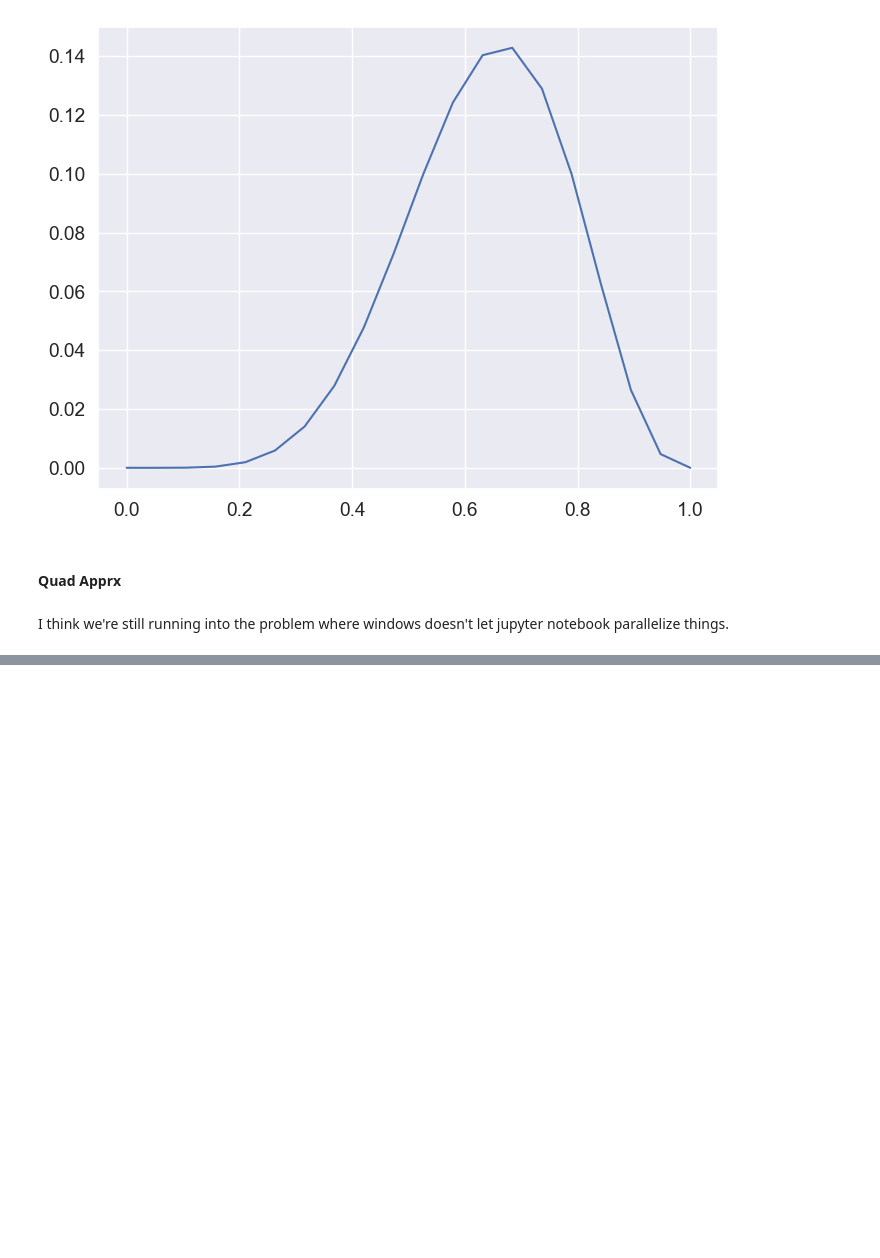
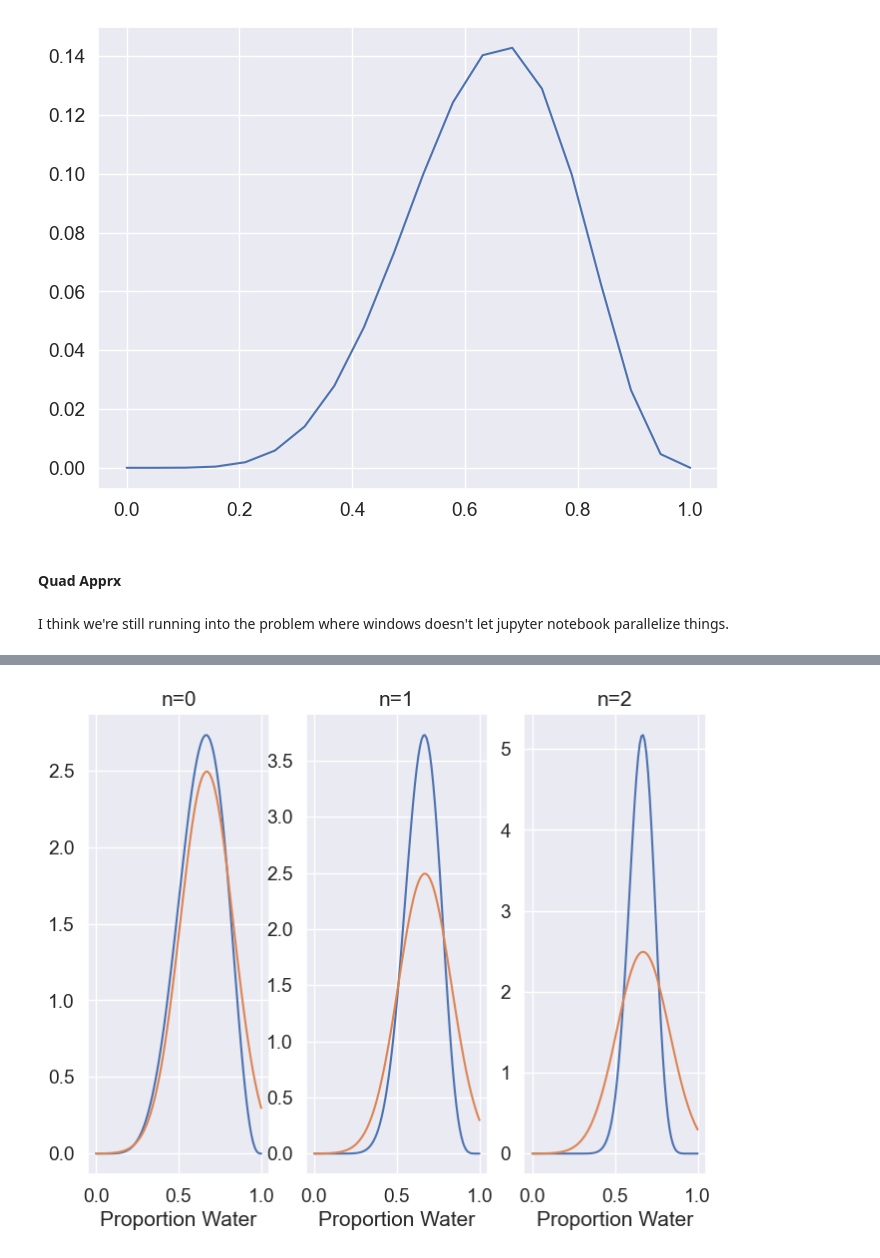
Before and after one commit to Paolitoes/BayesianStatistics, a Jupyter notebook: StatRethinking2026/Chapter2/Examples.ipynb, the cells around one changed output, grey strips where cells are left out. Cells and saved outputs as stored; diff of their text form; code cells hidden in the pictures; blank space fills up the shorter version.

```diff
--- a/StatRethinking2026/Chapter2/Examples.ipynb
+++ b/StatRethinking2026/Chapter2/Examples.ipynb
@@ -77,0 +78,16 @@ plt.plot(x, dist.Normal(precis_df["Mean"][0],
+# %%
+fig, axs = plt.subplots(1,3)
+for i, ax in enumerate(axs):
+    n, w = 9, 6
+    if i == 1:
+        n, w = 18, 12
+    elif i == 2:
+        n, w = 36, 24
+
+    ax.plot(x,dist.Beta(w+1,n-w+1).log_prob(x).exp())
+    ax.plot(x,dist.Normal(0.67,0.16).log_prob(x).exp())
+
+    ax.set_title(f'n={i}')
+    ax.set_xlabel('Proportion Water')
+# %% [output]
+[figure, added]
```
Also changed, not shown: parts of 2 cells of this notebook.
